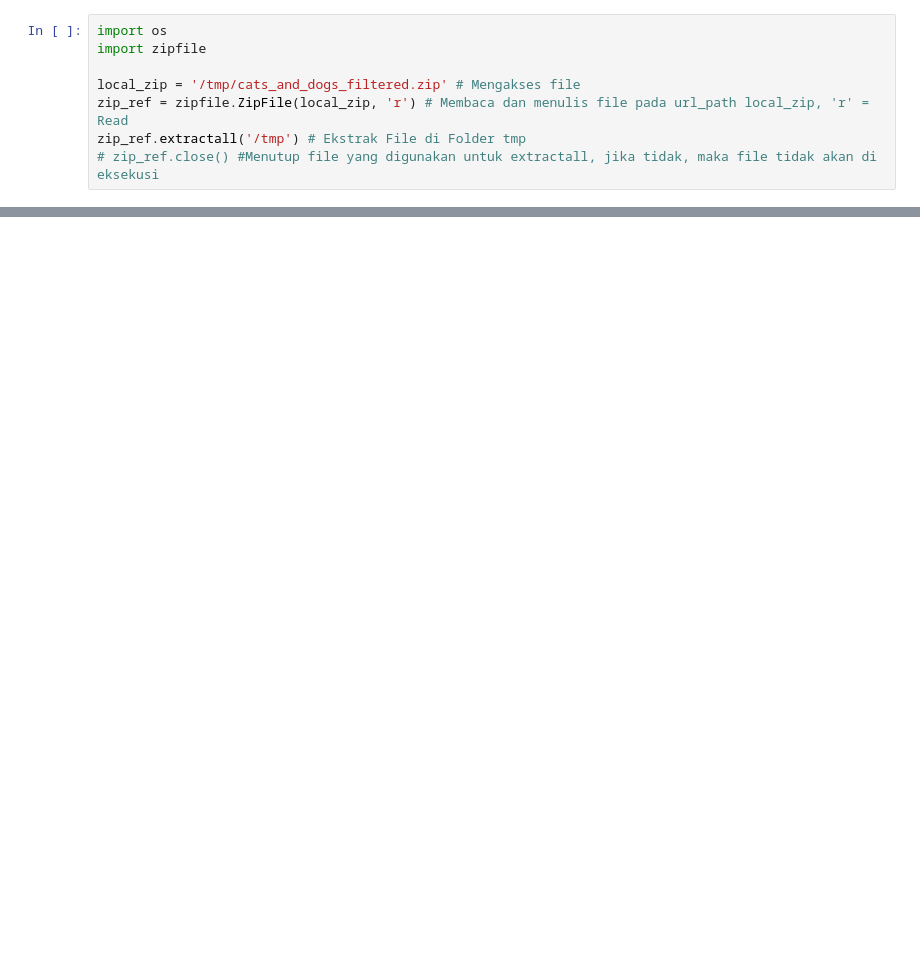
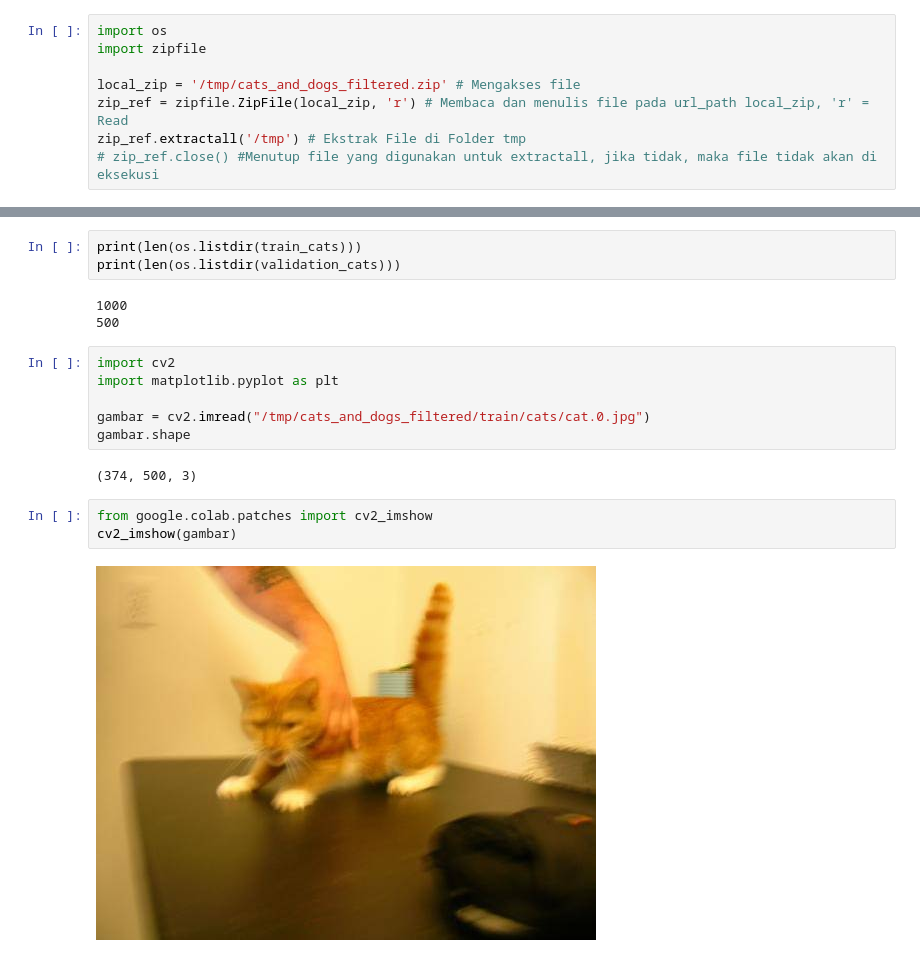
Before and after one commit to adambria1309/KurapikaZoldyck, a Jupyter notebook: Sp. Chapter 06 - Convolutional Neural Network/Introduction to Convolutional Neural Network.ipynb, the cells around one changed output, grey strips where cells are left out. Cells and saved outputs as stored; diff of their text form; blank space fills up the shorter version.

```diff
--- a/Sp. Chapter 06 - Convolutional Neural Network/Introduction to Convolutional Neural Network.ipynb
+++ b/Sp. Chapter 06 - Convolutional Neural Network/Introduction to Convolutional Neural Network.ipynb
@@ -25,0 +41,19 @@ zip_ref.extractall('/tmp') # Ekstrak File di Folder tmp
+# %%
+print(len(os.listdir(train_cats)))
+print(len(os.listdir(validation_cats)))
+# %% [output]
+1000
+500
+# %%
+import cv2
+import matplotlib.pyplot as plt
+
+gambar = cv2.imread("/tmp/cats_and_dogs_filtered/train/cats/cat.0.jpg")
+gambar.shape
+# %% [output]
+(374, 500, 3)
+# %%
+from google.colab.patches import cv2_imshow
+cv2_imshow(gambar)
+# %% [output]
+[figure, added]
```
Also changed, not shown: parts of 10 cells of this notebook.
